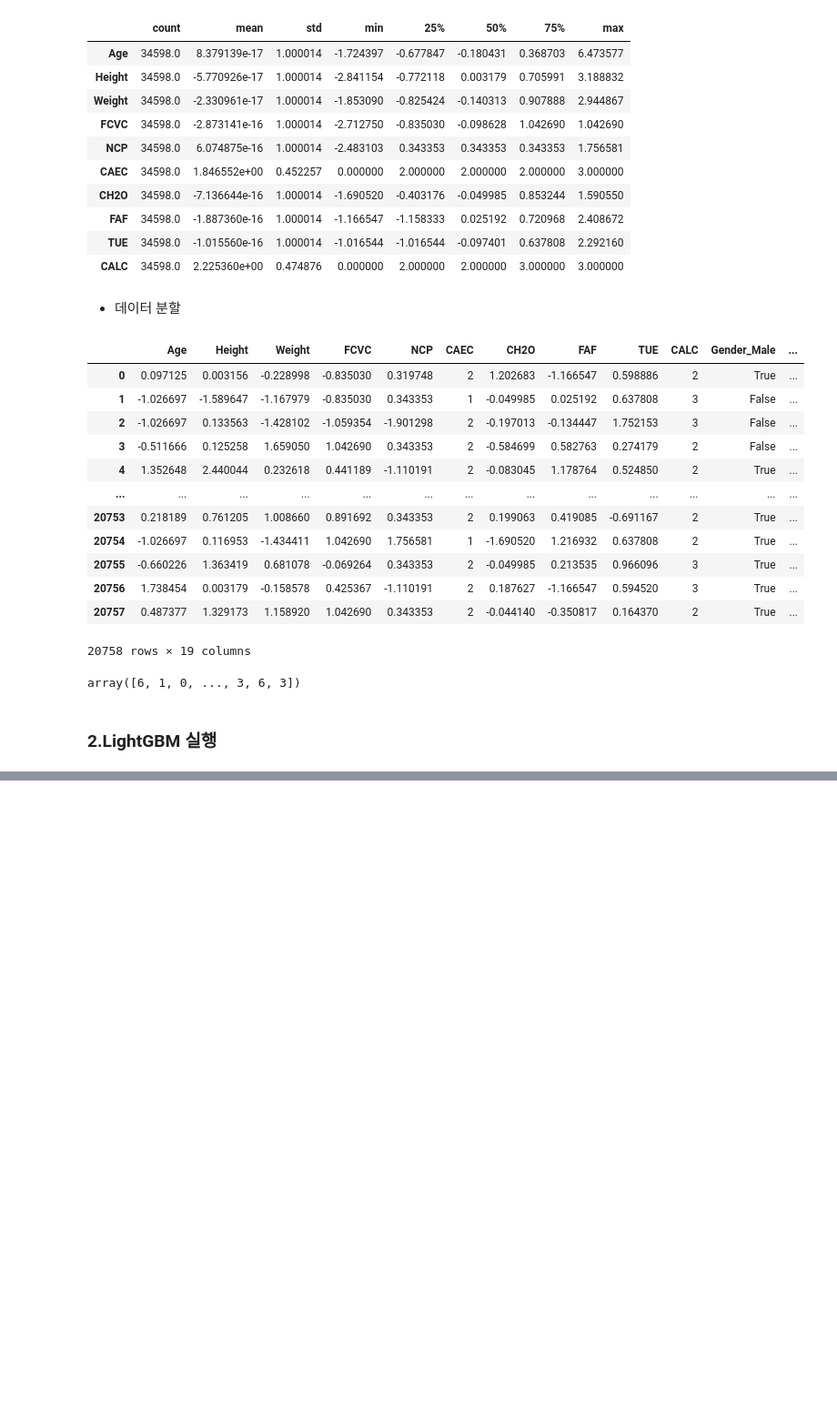
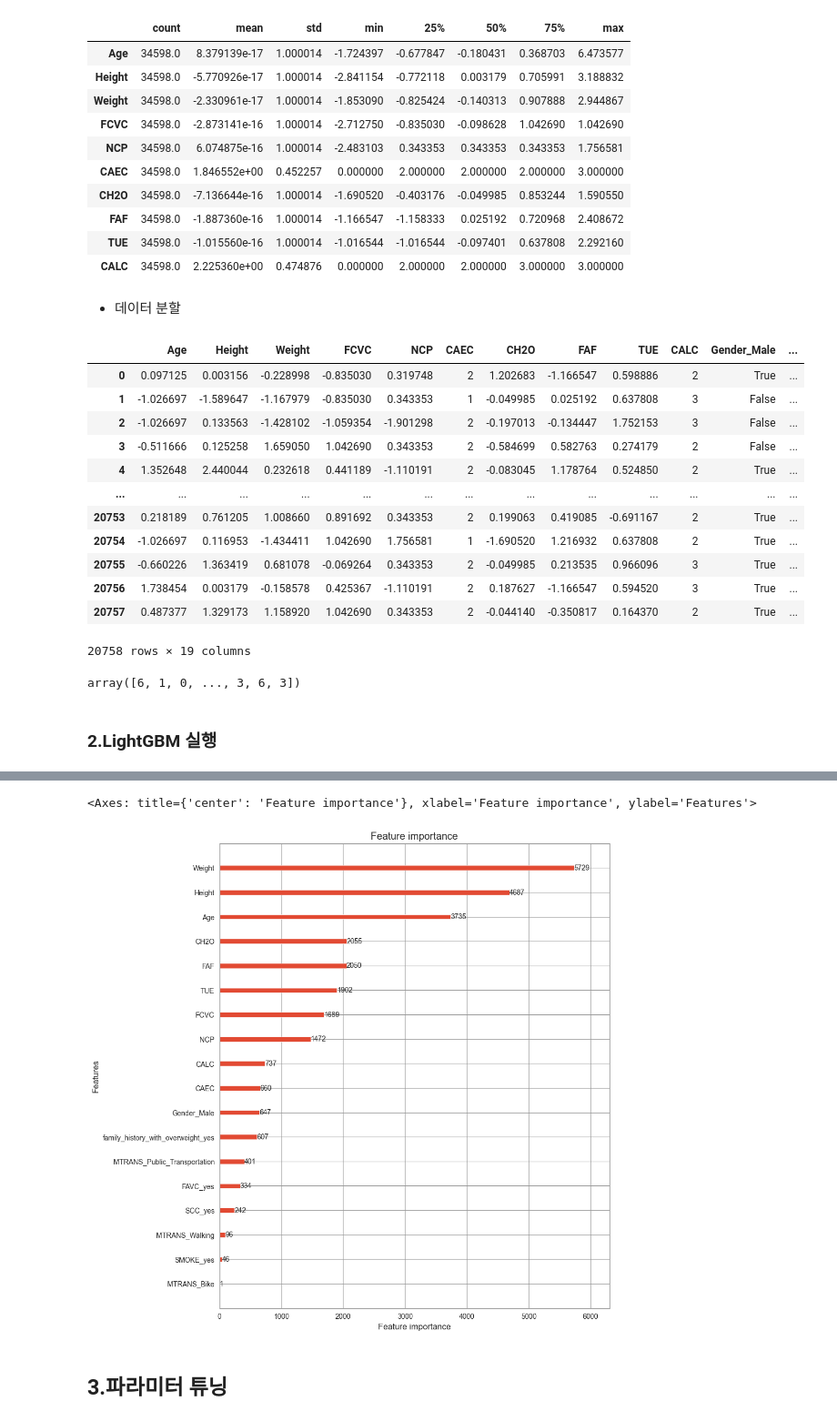
Before and after one commit to jonggu12/OBESITY_RISK, a Jupyter notebook: code/02_3. light_gbm.ipynb, the cells around one changed output, grey strips where cells are left out. Shown: that part at 91% size. Drawn from its saved outputs; the diff is of its cells as text; code cells hidden in the pictures; blank space fills up the shorter version.

```diff
--- a/code/02_3. light_gbm.ipynb
+++ b/code/02_3. light_gbm.ipynb
@@ -411,0 +432,15 @@ ValueError: Target is multiclass but average='binary'. Please choose another ave
+# %%
+# plot_importance()를 이용하여 feature 중요도 시각화
+from lightgbm import plot_importance
+import matplotlib.pyplot as plt
+%matplotlib inline
+
+fig, ax = plt.subplots(figsize=(10,12))
+plot_importance(lgbm_wrapper, ax= ax)
+
+## 몸무게, 키, 나이 순으로 비만도에 피처중요도를 가졌다.
+# %% [output]
+<Axes: title={'center': 'Feature importance'}, xlabel='Feature importance', ylabel='Features'>
+[figure, added]
+# %% [markdown]
+## 3.파라미터 튜닝
```
Also changed, not shown: parts of 21 cells of this notebook, 1 other file.
